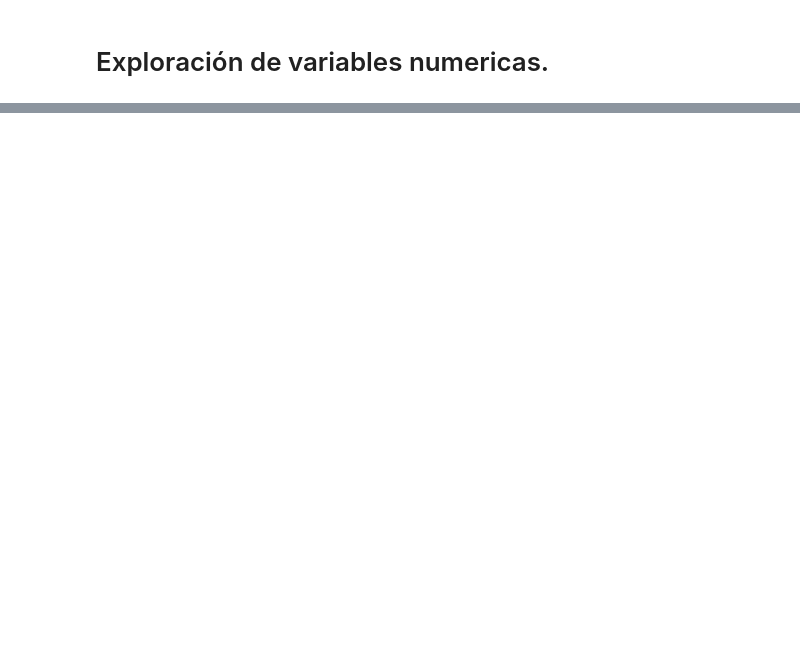
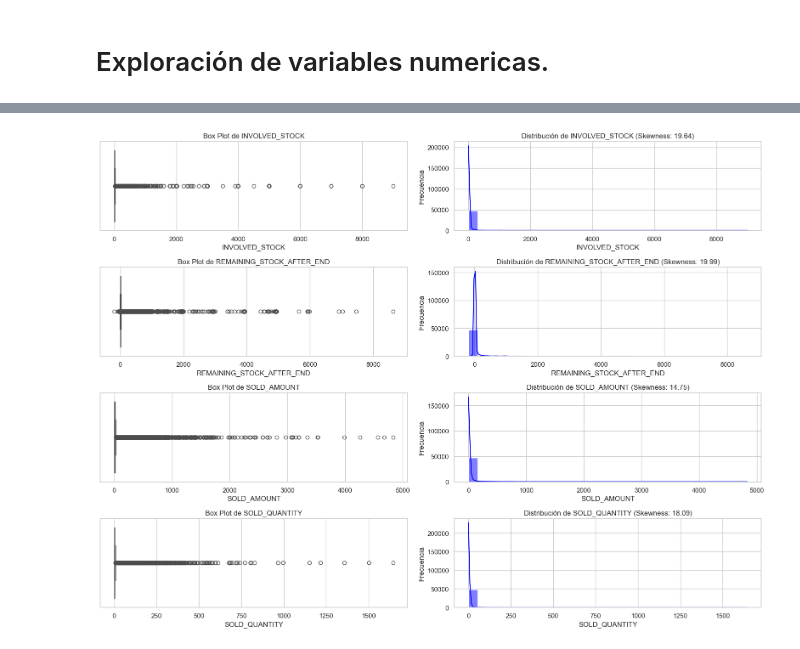
Before and after one commit to jsebastianquiroga/Technical-Challenge---MELI, a Jupyter notebook: notebooks/1.EDA_Relampago.ipynb, the cells around one changed output, grey strips where cells are left out. Cells and saved outputs as stored; diff of their text form; code cells hidden in the pictures; blank space fills up the shorter version.

```diff
--- a/notebooks/1.EDA_Relampago.ipynb
+++ b/notebooks/1.EDA_Relampago.ipynb
@@ -277,2 +294,18 @@ Estas observaciones guían las decisiones de limpieza y exploración adicionales
 # %% [markdown]
 # Exploración de variables numericas.
+# %%
+import seaborn as sns
+import matplotlib.pyplot as plt
+
+# Filtrar solo las columnas numéricas
+numerical_columns = ['INVOLVED_STOCK', 'REMAINING_STOCK_AFTER_END', 'SOLD_AMOUNT', 'SOLD_QUANTITY']
+
+# Crear el pairplot
+sns.set(style="whitegrid")
+pairplot = sns.pairplot(df[numerical_columns], diag_kind="kde", corner=True)
+
+# Agregar título general al gráfico
+pairplot.fig.suptitle("Relaciones entre Variables Numéricas", y=1.02)
+
+# Mostrar el gráfico
+plt.show()
@@ -278,0 +314,31 @@ Estas observaciones guían las decisiones de limpieza y exploración adicionales
+# %%
+import seaborn as sns
+import matplotlib.pyplot as plt
+from scipy.stats import skew
+
+# Configurar el tamaño del gráfico
+plt.figure(figsize=(16, 12))
+
+# Crear gráficos para las variables relevantes
+variables = ['INVOLVED_STOCK', 'REMAINING_STOCK_AFTER_END', 'SOLD_AMOUNT', 'SOLD_QUANTITY']
+
+for i, var in enumerate(variables, 1):
+    # Box plot
+    plt.subplot(4, 2, 2*i-1)
+    sns.boxplot(x=df[var])
+    plt.title(f"Box Plot de {var}")
+    plt.xlabel(var)
+
+    # Distribución
+    plt.subplot(4, 2, 2*i)
+    sns.histplot(df[var], kde=True, bins=30, color='blue')
+    skewness = skew(df[var].dropna())  # Cálculo del skewness
+    plt.title(f"Distribución de {var} (Skewness: {skewness:.2f})")
+    plt.xlabel(var)
+    plt.ylabel("Frecuencia")
+
+# Ajustar el diseño
+plt.tight_layout()
+plt.show()
+# %% [output]
+[figure, added]
```
Also changed, not shown: parts of 23 cells of this notebook, 3 other files.
